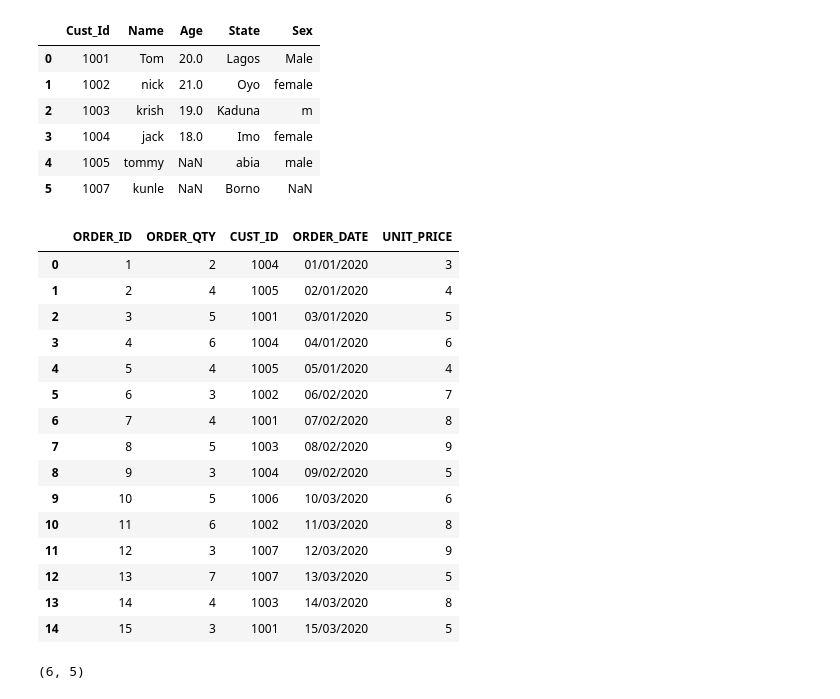
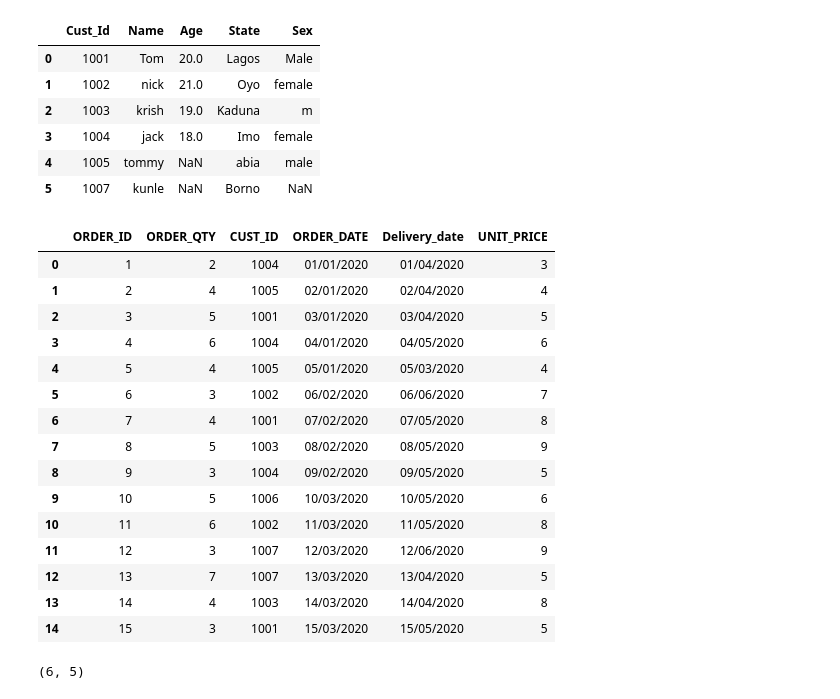
Before and after one commit to Ayanlola2002/Stutern, a Jupyter notebook: important_pandas_functions.ipynb, the cells around one changed output. Cells and saved outputs as stored; diff of their text form; code cells hidden in the pictures.

```diff
--- a/important_pandas_functions.ipynb
+++ b/important_pandas_functions.ipynb
@@ -27,30 +27,31 @@ CUSTOMER
 # %%
 Customer_orders=pd.DataFrame(
     {'ORDER_ID':[1,2,3,4,5,6,7,8,9,10,11,12,13,14,15],
      'ORDER_QTY':[2,4,5,6,4,3,4,5,3,5,6,3,7,4,3],
       'CUST_ID':[1004,1005,1001,1004,1005,1002,1001,1003,1004,1006,1002,1007,1007,1003,1001],
       'ORDER_DATE':['01/01/2020','02/01/2020','03/01/2020','04/01/2020','05/01/2020','06/02/2020','07/02/2020','08/02/2020','09/02/2020','10/03/2020','11/03/2020','12/03/2020','13/03/2020','14/03/2020','15/03/2020'],
+      'Delivery_date':['01/04/2020','02/04/2020','03/04/2020','04/05/2020','05/03/2020','06/06/2020','07/05/2020','08/05/2020','09/05/2020','10/05/2020','11/05/2020','12/06/2020','13/04/2020','14/04/2020','15/05/2020'],
      'UNIT_PRICE' :[3,4,5,6,4,7,8,9,5,6,8,9,5,8,5]
     }
 )
 Customer_orders
 # %% [output]
-|  | ORDER_ID | ORDER_QTY | CUST_ID | ORDER_DATE | UNIT_PRICE |
-| 0 | 1 | 2 | 1004 | 01/01/2020 | 3 |
-| 1 | 2 | 4 | 1005 | 02/01/2020 | 4 |
-| 2 | 3 | 5 | 1001 | 03/01/2020 | 5 |
-| 3 | 4 | 6 | 1004 | 04/01/2020 | 6 |
-| 4 | 5 | 4 | 1005 | 05/01/2020 | 4 |
-| 5 | 6 | 3 | 1002 | 06/02/2020 | 7 |
-| 6 | 7 | 4 | 1001 | 07/02/2020 | 8 |
-| 7 | 8 | 5 | 1003 | 08/02/2020 | 9 |
-| 8 | 9 | 3 | 1004 | 09/02/2020 | 5 |
-| 9 | 10 | 5 | 1006 | 10/03/2020 | 6 |
-| 10 | 11 | 6 | 1002 | 11/03/2020 | 8 |
-| 11 | 12 | 3 | 1007 | 12/03/2020 | 9 |
-| 12 | 13 | 7 | 1007 | 13/03/2020 | 5 |
-| 13 | 14 | 4 | 1003 | 14/03/2020 | 8 |
-| 14 | 15 | 3 | 1001 | 15/03/2020 | 5 |
+|  | ORDER_ID | ORDER_QTY | CUST_ID | ORDER_DATE | Delivery_date | UNIT_PRICE |
+| 0 | 1 | 2 | 1004 | 01/01/2020 | 01/04/2020 | 3 |
+| 1 | 2 | 4 | 1005 | 02/01/2020 | 02/04/2020 | 4 |
+| 2 | 3 | 5 | 1001 | 03/01/2020 | 03/04/2020 | 5 |
+| 3 | 4 | 6 | 1004 | 04/01/2020 | 04/05/2020 | 6 |
+| 4 | 5 | 4 | 1005 | 05/01/2020 | 05/03/2020 | 4 |
+| 5 | 6 | 3 | 1002 | 06/02/2020 | 06/06/2020 | 7 |
+| 6 | 7 | 4 | 1001 | 07/02/2020 | 07/05/2020 | 8 |
+| 7 | 8 | 5 | 1003 | 08/02/2020 | 08/05/2020 | 9 |
+| 8 | 9 | 3 | 1004 | 09/02/2020 | 09/05/2020 | 5 |
+| 9 | 10 | 5 | 1006 | 10/03/2020 | 10/05/2020 | 6 |
+| 10 | 11 | 6 | 1002 | 11/03/2020 | 11/05/2020 | 8 |
+| 11 | 12 | 3 | 1007 | 12/03/2020 | 12/06/2020 | 9 |
+| 12 | 13 | 7 | 1007 | 13/03/2020 | 13/04/2020 | 5 |
+| 13 | 14 | 4 | 1003 | 14/03/2020 | 14/04/2020 | 8 |
+| 14 | 15 | 3 | 1001 | 15/03/2020 | 15/05/2020 | 5 |
 # %%
 #making a back up of the dataset in case the original is messed up
 CUSTOMER_COPY=CUSTOMER.copy()
```
Also changed, not shown: parts of 6 cells of this notebook.
